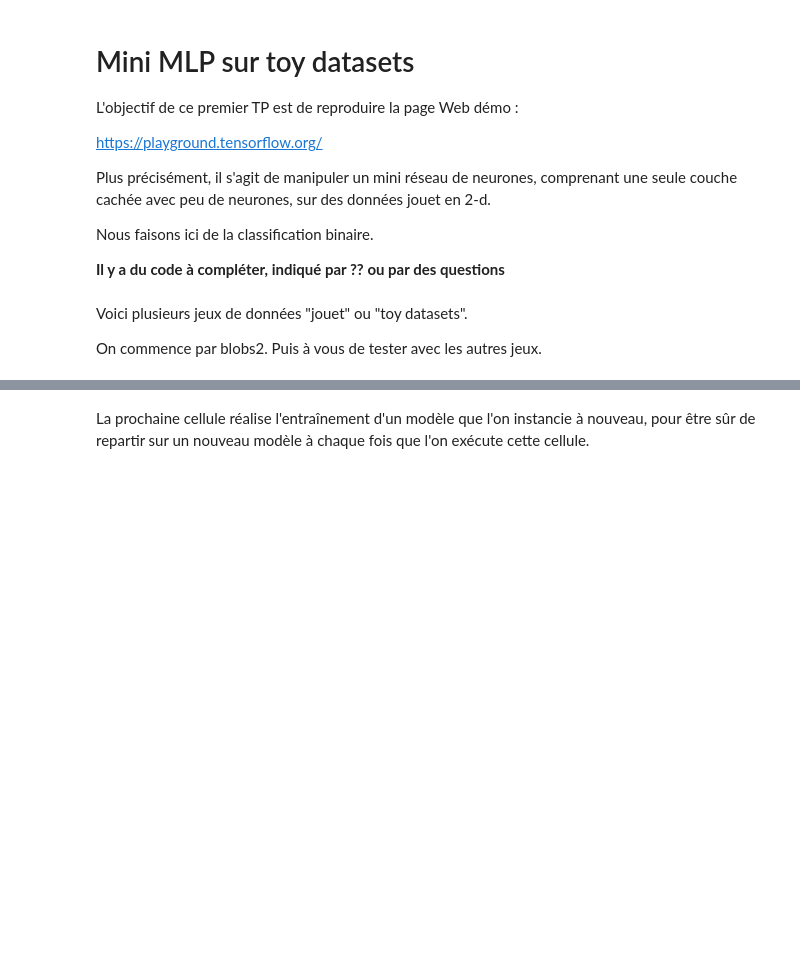
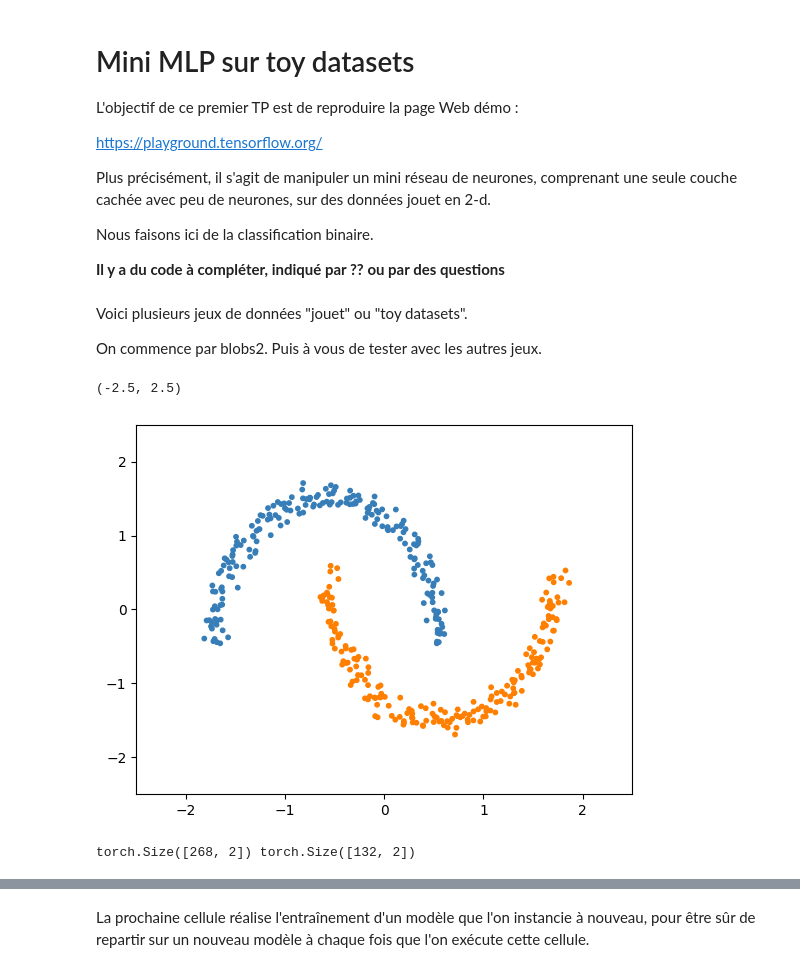
Before and after one commit to jturner116/M1, a Jupyter notebook: s8/app_auto/TP1-20240130/ML1_TP1_toy_NN_sujet.ipynb, the cells around one changed output, grey strips where cells are left out. Cells and saved outputs as stored; diff of their text form; code cells hidden in the pictures; blank space fills up the shorter version.

```diff
--- a/s8/app_auto/TP1-20240130/ML1_TP1_toy_NN_sujet.ipynb
+++ b/s8/app_auto/TP1-20240130/ML1_TP1_toy_NN_sujet.ipynb
@@ -39,27 +39,29 @@ blobs2 = datasets.make_blobs(n_samples=n_samples, centers=centers, cluster_std=0
 # %%
 colors = np.array( ["#377eb8", "#ff7f00", "#4daf4a", "#f781bf",] )
 
 # changer ici le jeu de données : noisy+circles, noisy_moons, etc.
-X, y = blobs2
-
+X, y = noisy_moons
 # blobs2 a quatre classes par construction, et on en veut que deux
 # Les autres jeux de données n'ont que deux classes donc
 # si commentez ces deux lignes qd vous utilisez un jeu autre que blobs2
 y[y==2]=0
 y[y==3]=1
 
 # on standardise les données (en général ça aide...)
 X = StandardScaler().fit_transform(X)
 
 # on plotte
 plt.figure()
 
-plt.scatter(??, s=10, color=colors[y])
+plt.scatter(x=X[:, 0], y=X[:,1], s=10, color=colors[y])
 
 plt.xlim(-2.5, 2.5)
 plt.ylim(-2.5, 2.5)
 # plt.xticks(())
 # plt.yticks(())
+# %% [output]
+(-2.5, 2.5)
+[figure, added]
 # %%
 # Ici on spitte les données en train et test.
 # Dans la vraie vie, il faudrait même trois sous-ensembles, train/valid/test...
@@ -68,12 +70,14 @@ X_train, X_test, y_train, y_test = train_test_split(
     X, y, test_size=0.33, random_state=42)
 
 # Transformer les tableaux numpy en tenseurs torch float :
-X_train = torch.??(X_train).to(torch.float)
-X_test = torch.??(X_test).to(torch.float)
+X_train = torch.tensor(X_train).to(torch.float32)
+X_test = torch.tensor(X_test).to(torch.float32)
 
-y_train = torch.??(y_train)
-y_test = torch.??(y_test)
+y_train = torch.tensor(y_train)
+y_test = torch.tensor(y_test)
 
 print(X_train.shape, X_test.shape)
+# %% [output]
+torch.Size([268, 2]) torch.Size([132, 2])
 # %%
 X_train[:2], y_train[:2]
```
Also changed, not shown: parts of 9 cells of this notebook, 1 other file.
